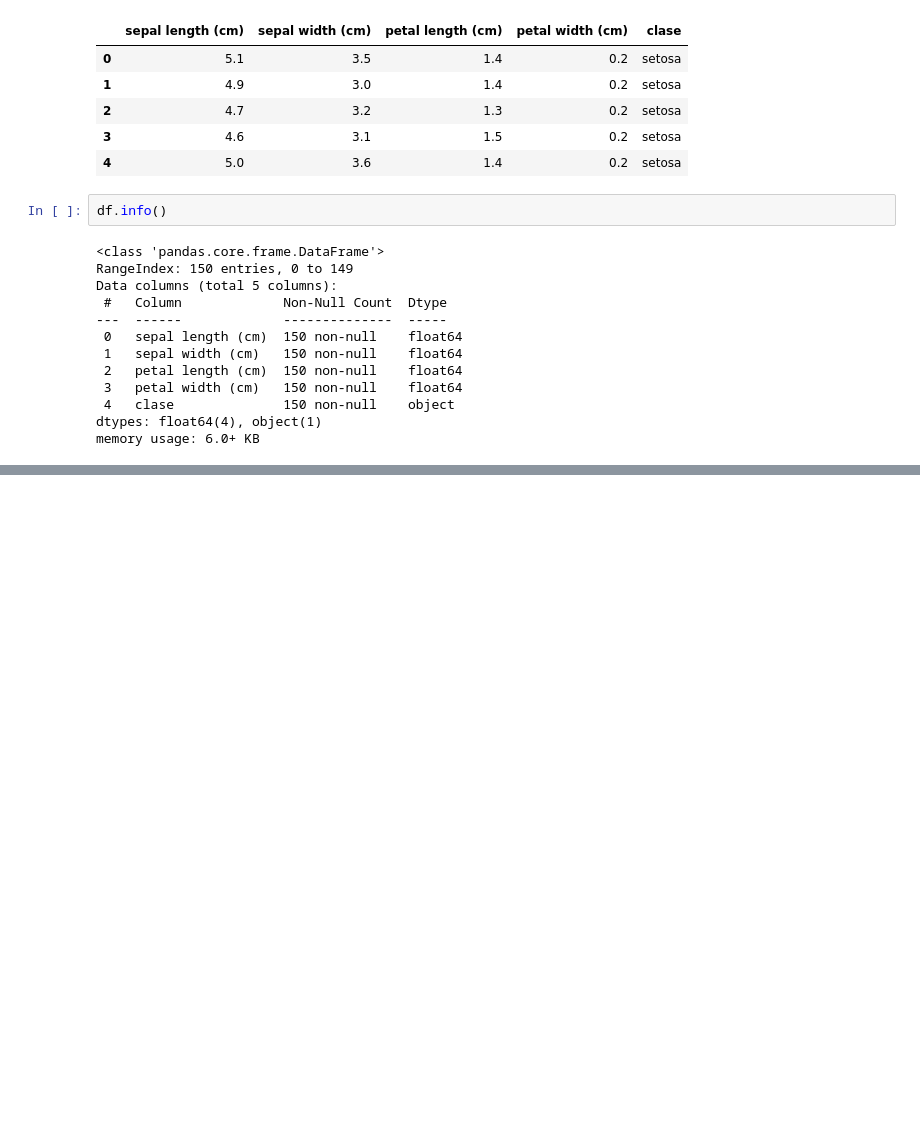
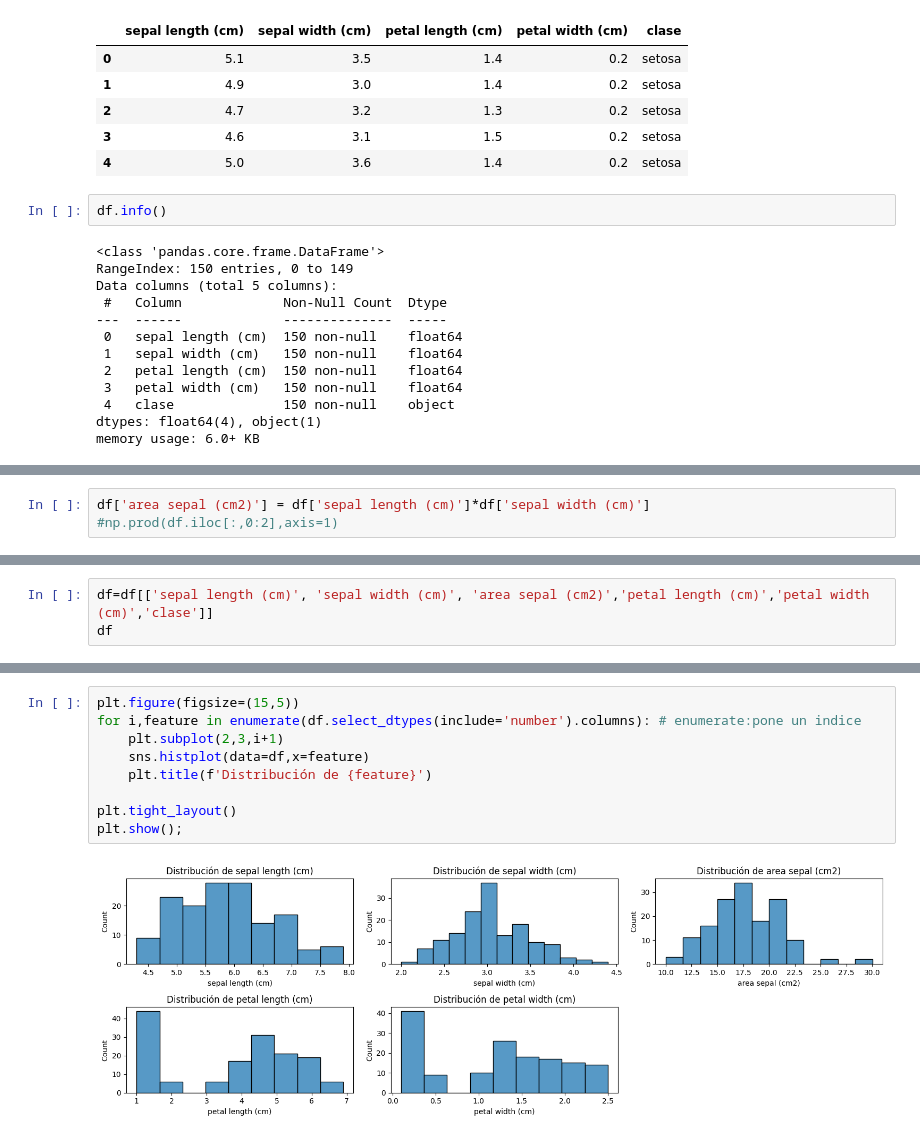
Before and after one commit to IsabelRomoBru/DS102024, a Jupyter notebook: 2-DataAnalysis/10-EDA/Analisis_datos_iris.ipynb, the cells around one changed output, grey strips where cells are left out. Drawn from its saved outputs; the diff is of its cells as text; blank space fills up the shorter version.

```diff
--- a/2-DataAnalysis/10-EDA/Analisis_datos_iris.ipynb
+++ b/2-DataAnalysis/10-EDA/Analisis_datos_iris.ipynb
@@ -85,0 +111,3 @@ se observa que no presenta
+# %%
+df['area sepal (cm2)'] = df['sepal length (cm)']*df['sepal width (cm)']
+#np.prod(df.iloc[:,0:2],axis=1)
@@ -87,0 +138,3 @@ df
+# %%
+df=df[['sepal length (cm)', 'sepal width (cm)', 'area sepal (cm2)','petal length (cm)','petal width (cm)','clase']]
+df
@@ -87,0 +181,11 @@ df
+# %%
+plt.figure(figsize=(15,5))
+for i,feature in enumerate(df.select_dtypes(include='number').columns): # enumerate:pone un indice
+    plt.subplot(2,3,i+1)
+    sns.histplot(data=df,x=feature)
+    plt.title(f'Distribución de {feature}')
+
+plt.tight_layout()
+plt.show();
+# %% [output]
+[figure, added]
```
Also changed, not shown: parts of 15 cells of this notebook.
